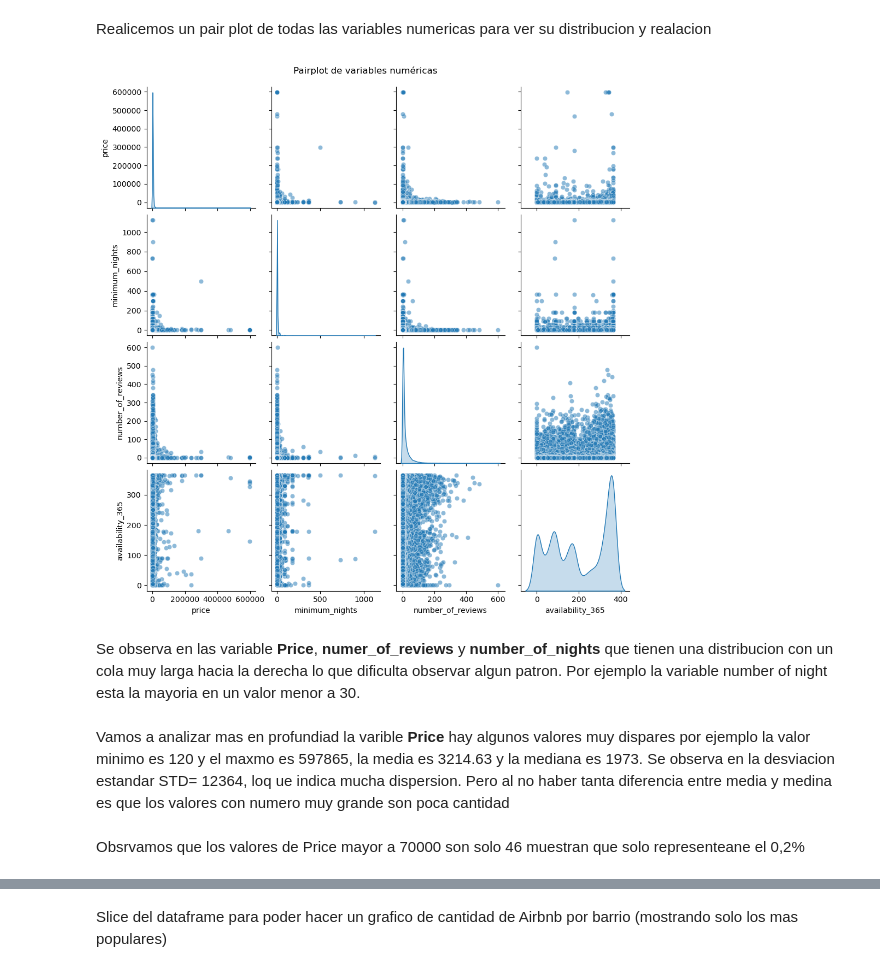
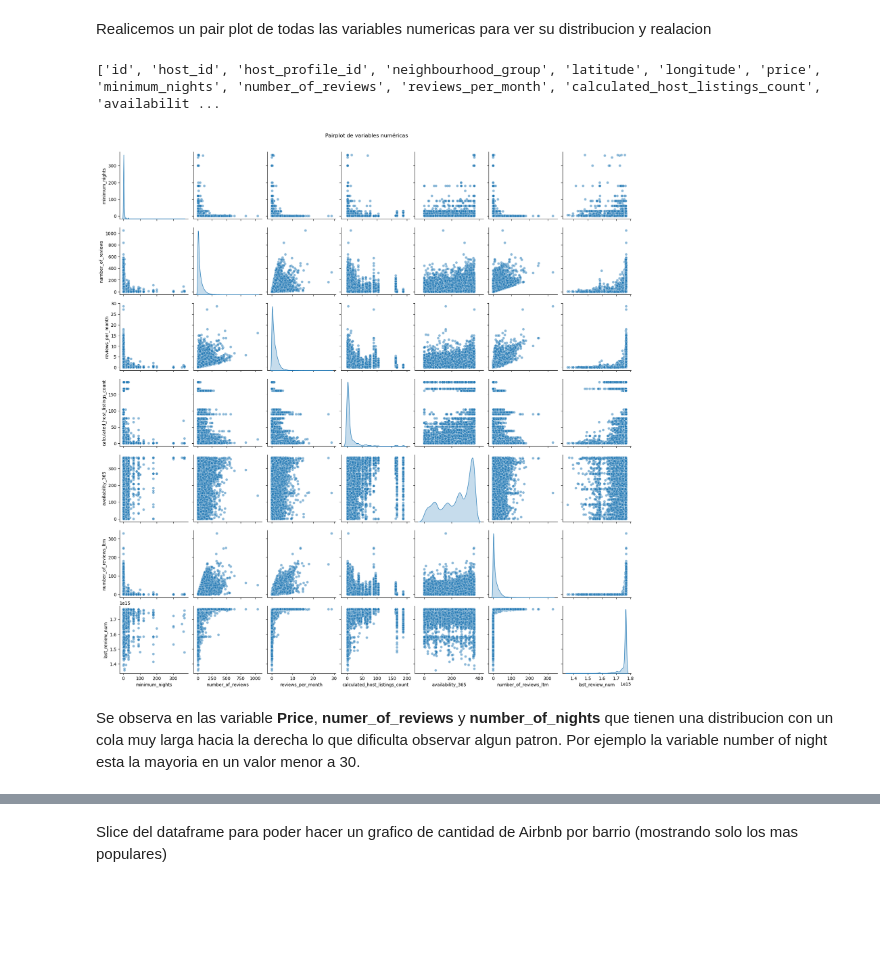
Before and after one commit to gonza29811/TP-analisis-de-datos, a Jupyter notebook: AirBnB.ipynb, the cells around one changed output, grey strips where cells are left out. Saved outputs shown, nothing was run; the diff lists cells and outputs as text; code cells hidden in the pictures; blank space fills up the shorter version.

```diff
--- a/AirBnB.ipynb
+++ b/AirBnB.ipynb
@@ -103,0 +111,3 @@ df.describe(include=[str])
+# %%
+df['last_review'] = pd.to_datetime(df['last_review'])
+df['last_review_num'] = df['last_review'].astype(int)
@@ -145,15 +153,18 @@ dtype: int64
 ### Vamos a realizar graficos para observar comportamientos de las variables
 # %% [markdown]
 Realicemos un pair plot de todas las variables numericas para ver su distribucion y realacion
+# %%
+cols = df.select_dtypes(include=['number']).columns.tolist()
+print(cols)
+# %% [output]
+['id', 'host_id', 'host_profile_id', 'neighbourhood_group', 'latitude', 'longitude', 'price', 'minimum_nights', 'number_of_reviews', 'reviews_per_month', 'calculated_host_listings_count', 'availabilit ...
 # %%
-cols = ['price', 'minimum_nights', 'number_of_reviews', 'availability_365']
+cols = ['minimum_nights', 'number_of_reviews', 'reviews_per_month', 'calculated_host_listings_count', 'availability_365', 'number_of_reviews_ltm', 'last_review_num']
 
 sns.pairplot(df[cols].dropna(), diag_kind='kde', plot_kws={'alpha': 0.5})
 plt.suptitle('Pairplot de variables numéricas', y=1.02)
 plt.show()
 # %% [output]
-[figure, old version]
+[figure, new version]
 # %% [markdown]
 Se observa en las variable **Price**, **numer_of_reviews** y **number_of_nights** que tienen una distribucion con un cola muy larga hacia la derecha lo que dificulta observar algun patron. Por ejemplo la variable number of night esta la mayoria en un valor menor a 30.
-# %% [markdown]
-Vamos a analizar mas en profundiad la varible **Price** hay algunos valores muy dispares por ejemplo la valor minimo es 120 y el maxmo es 597865, la media es 3214.63 y la mediana es 1973. Se observa en la desviacion estandar STD= 12364, loq ue indica mucha dispersion. Pero al no haber tanta diferencia entre media y medina es que los valores con numero muy grande son poca cantidad
@@ -162,2 +170,0 @@ Valor_mayor_10000 = df[df['price']>70000].count()
-# %% [markdown]
-Obsrvamos que los valores de Price  mayor a 70000 son solo 46 muestran que solo representeane el 0,2%
```
Also changed, not shown: parts of 44 cells of this notebook.
